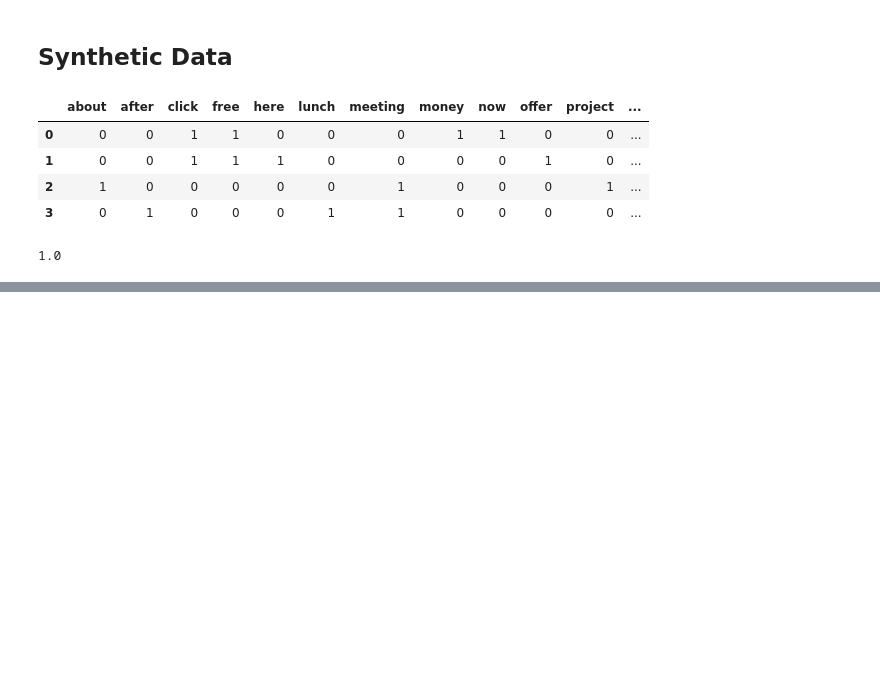
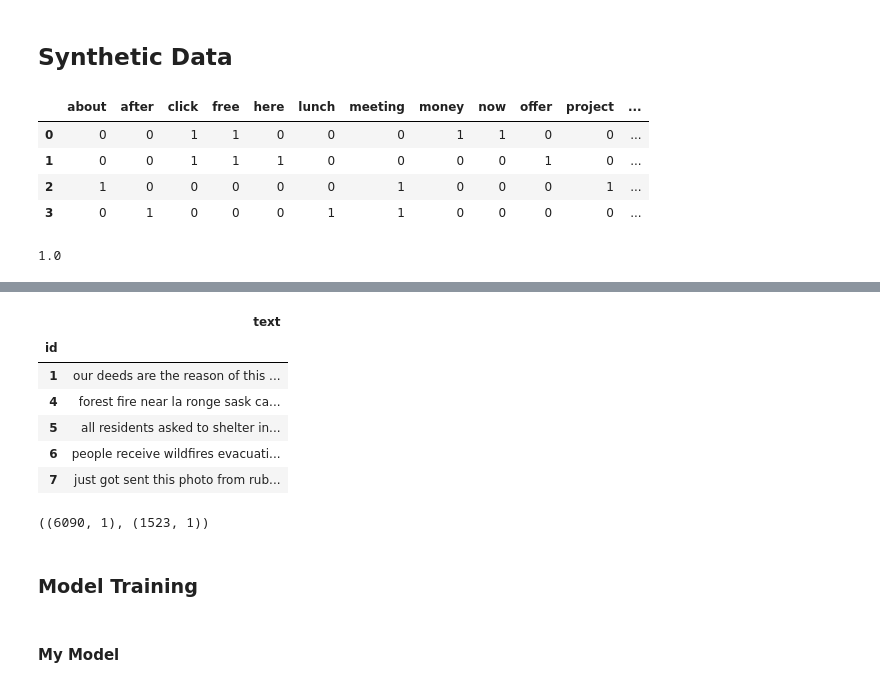
Before and after one commit to Sam50x/ML-from-Scratch, a Jupyter notebook: 4 - Naive Bayes/notebook.ipynb, the cells around one changed output, grey strips where cells are left out. Drawn from its saved outputs; the diff is of its cells as text; code cells hidden in the pictures; blank space fills up the shorter version.

```diff
--- a/4 - Naive Bayes/notebook.ipynb
+++ b/4 - Naive Bayes/notebook.ipynb
@@ -58,0 +78,25 @@ f1_score(labels_val, labels_pred)
+# %%
+target = 'target'
+
+X = train_df.drop(columns=target)
+y = train_df[target]
+# %%
+X['text'] = X['text'].str.lower().str.replace(r'[^a-z ]', '', regex=True)
+
+X.head()
+# %% [output]
+|  | text |
+| id |  |
+| 1 | our deeds are the reason of this ... |
+| 4 | forest fire near la ronge sask ca... |
+| 5 | all residents asked to shelter in... |
+| 6 | people receive wildfires evacuati... |
+| 7 | just got sent this photo from rub... |
+# %%
+from sklearn.model_selection import train_test_split
+
+X_train, X_val, y_train, y_val = train_test_split(X, y, stratify=y, test_size=0.2, random_state=42)
+
+X_train.shape, X_val.shape
+# %% [output]
+((6090, 1), (1523, 1))
@@ -58,0 +111,4 @@ f1_score(labels_val, labels_pred)
+# %% [markdown]
+### Model Training
+# %% [markdown]
+#### My Model
```
Also changed, not shown: parts of 18 cells of this notebook, 3 other files.
